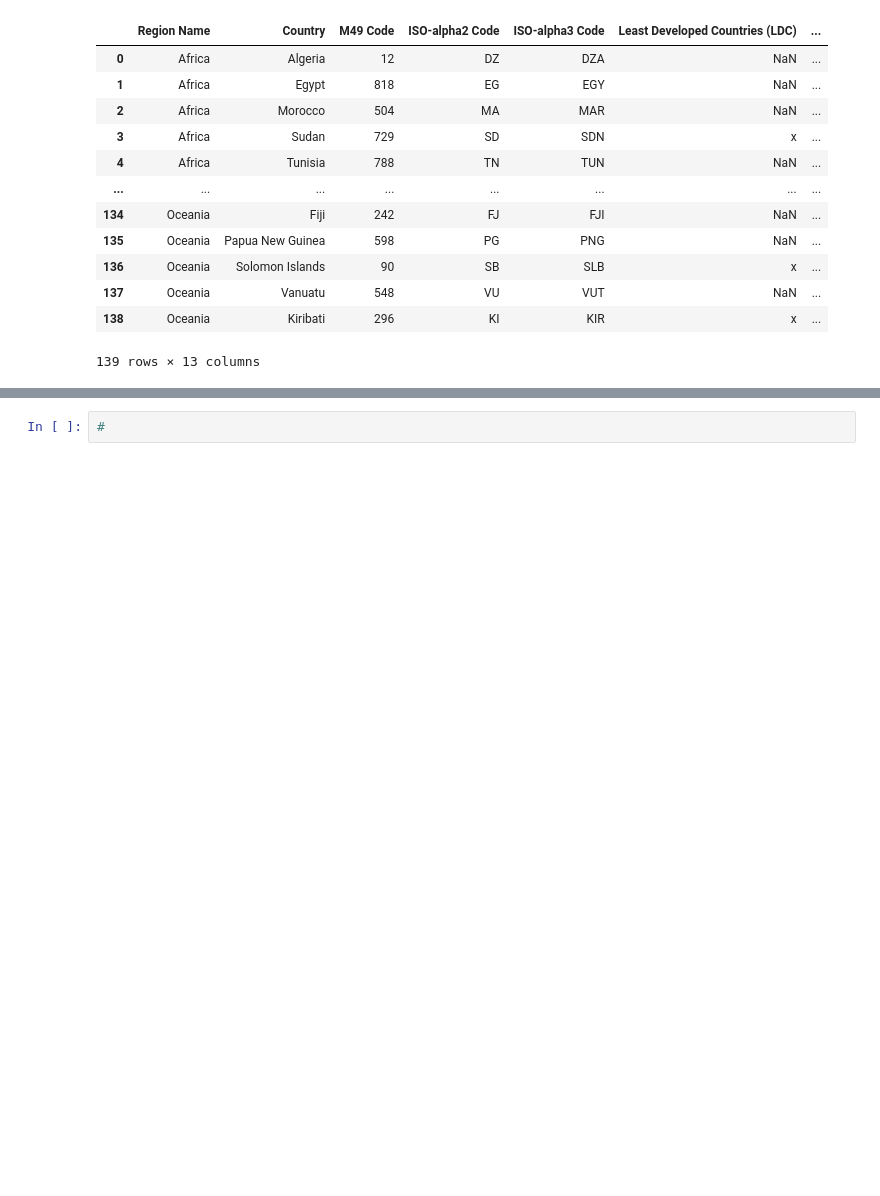
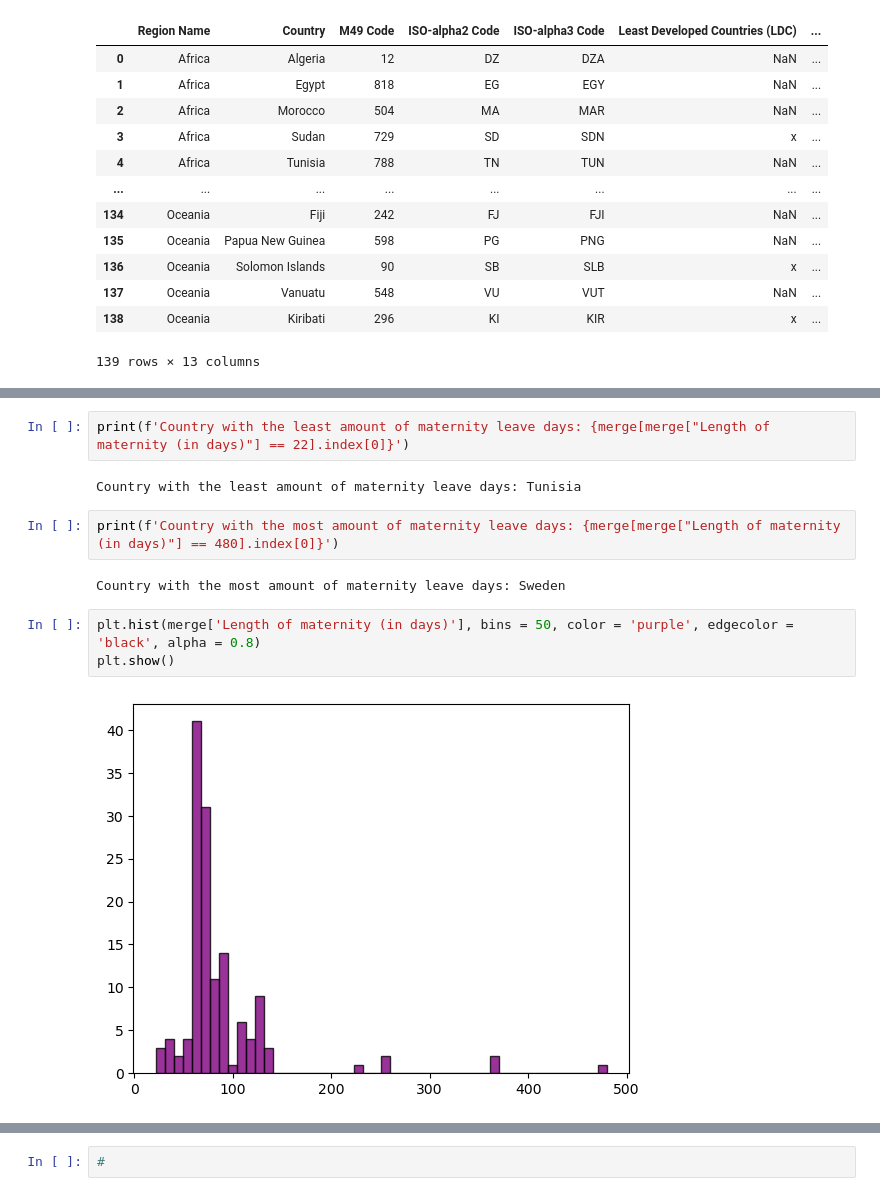
Before and after one commit to nss-data-science-cohort-7/un-exploration-marieljum, a Jupyter notebook: notebooks/solo_exploration_notes.ipynb, the cells around one changed output, grey strips where cells are left out. Cells and saved outputs as stored; diff of their text form; blank space fills up the shorter version.

```diff
--- a/notebooks/solo_exploration_notes.ipynb
+++ b/notebooks/solo_exploration_notes.ipynb
@@ -402,0 +437,13 @@ hist, bins, _ = plt.hist(merge['Length of maternity (in days)'], bins = 10, colo
+# %%
+print(f'Country with the least amount of maternity leave days: {merge[merge["Length of maternity (in days)"] == 22].index[0]}')
+# %% [output]
+Country with the least amount of maternity leave days: Tunisia
+# %%
+print(f'Country with the most amount of maternity leave days: {merge[merge["Length of maternity (in days)"] == 480].index[0]}')
+# %% [output]
+Country with the most amount of maternity leave days: Sweden
+# %%
+plt.hist(merge['Length of maternity (in days)'], bins = 50, color = 'purple', edgecolor = 'black', alpha = 0.8)
+plt.show()
+# %% [output]
+[figure, added]
```
Also changed, not shown: parts of 21 cells of this notebook.
